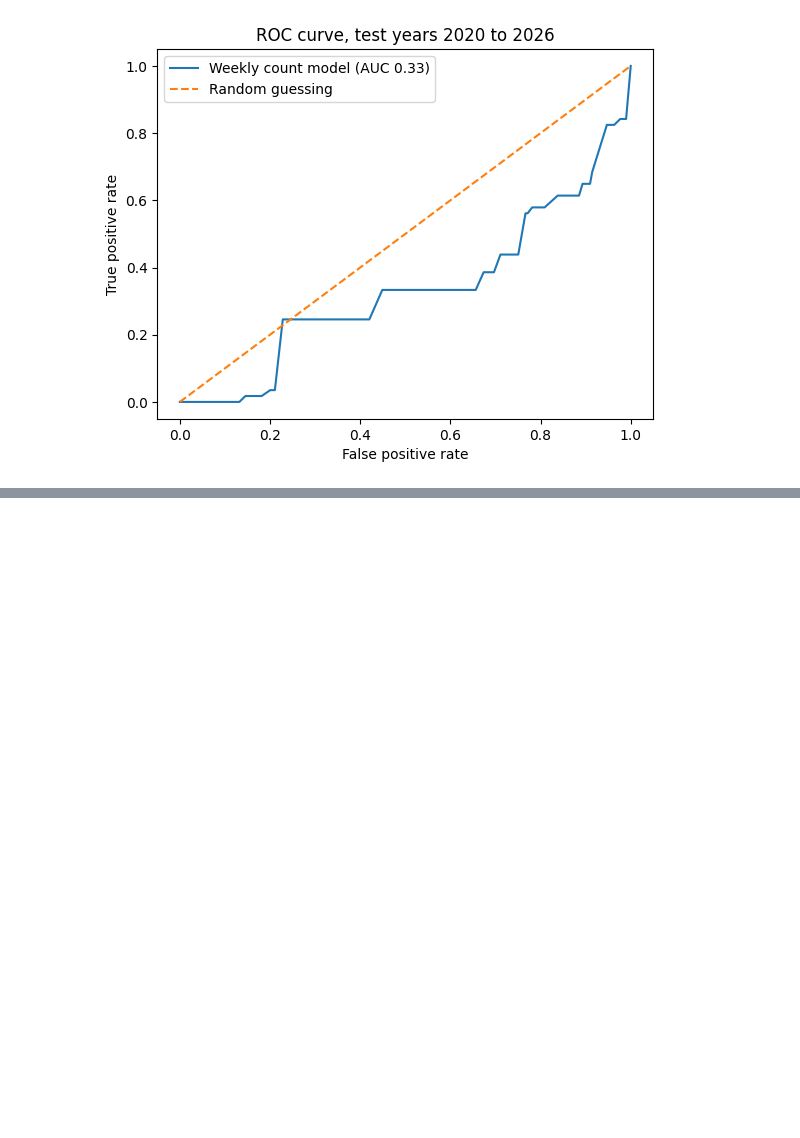
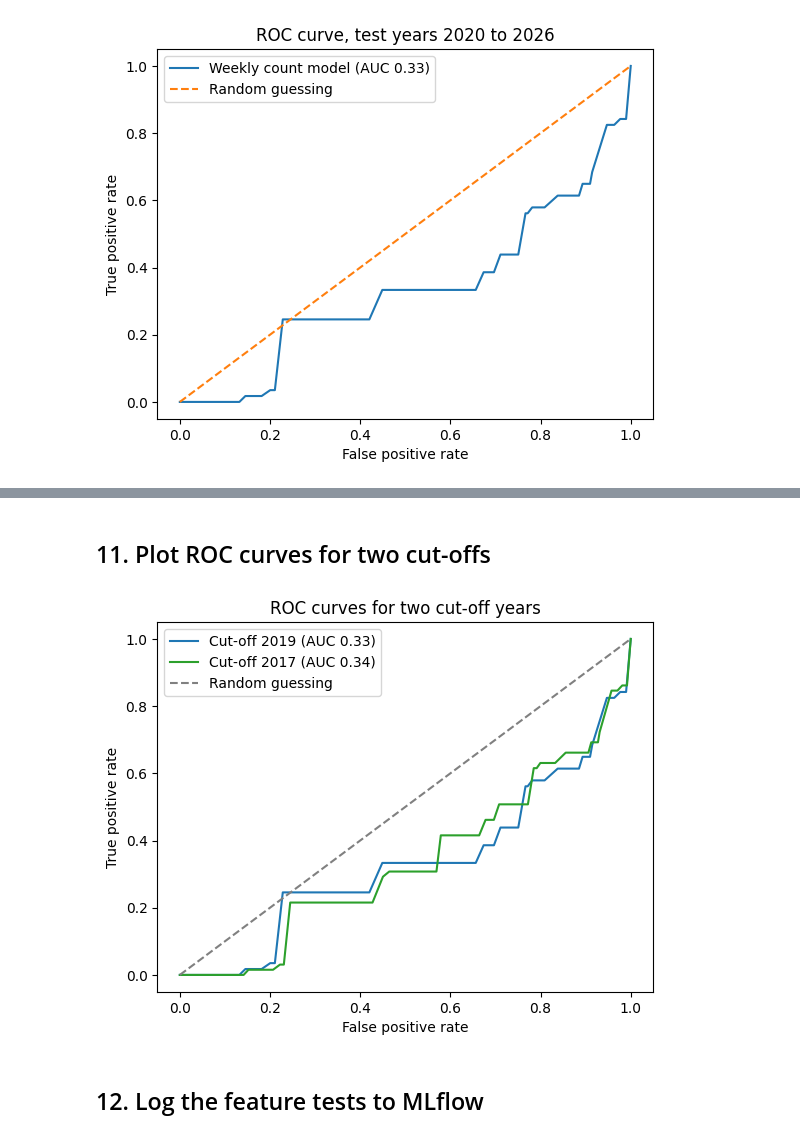
Before and after one commit to rohinerd/flood_warnings_classifier, a Jupyter notebook: flood_warnings_classifier.ipynb, the cells around one changed output, grey strips where cells are left out. Drawn from its saved outputs; the diff is of its cells as text; code cells hidden in the pictures; blank space fills up the shorter version.

```diff
--- a/flood_warnings_classifier.ipynb
+++ b/flood_warnings_classifier.ipynb
@@ -225,8 +225,8 @@ weekly_counts = weekly_counts.reindex(pd.date_range(weekly_counts.index.min(), w
 prev_week_count = weekly_counts.shift(1).fillna(0)
 df_sorted["PREV_WEEK_COUNT"] = df_sorted["WEEK"].map(prev_week_count).fillna(0)
 
-train_w = df_sorted[df_sorted["YEAR"] <= CUTOFF]
-test_w = df_sorted[df_sorted["YEAR"] > CUTOFF]
+train_w = df_sorted[df_sorted["DATE"].dt.year <= CUTOFF]
+test_w = df_sorted[df_sorted["DATE"].dt.year > CUTOFF]
 
 model_w = LogisticRegression(class_weight="balanced", max_iter=1000)
 model_w.fit(train_w[["PREV_WEEK_COUNT"]], train_w["SEVERE"])
@@ -261,0 +304,36 @@ plt.show()
+# %% [markdown]
+## 11. Plot ROC curves for two cut-offs
+# %%
+from sklearn.metrics import roc_curve
+
+def roc_for_cutoff(cutoff):
+    d = df.sort_values("DATE").copy()
+    d["WEEK"] = d["DATE"].dt.to_period("W").dt.start_time
+    weekly = d.groupby("WEEK").size()
+    weekly = weekly.reindex(pd.date_range(weekly.index.min(), weekly.index.max(), freq="W-MON"), fill_value=0)
+    d["PREV_WEEK_COUNT"] = d["WEEK"].map(weekly.shift(1).fillna(0)).fillna(0)
+
+    tr = d[d["DATE"].dt.year <= cutoff]
+    te = d[d["DATE"].dt.year > cutoff]
+    m = LogisticRegression(class_weight="balanced", max_iter=1000)
+    m.fit(tr[["PREV_WEEK_COUNT"]], tr["SEVERE"])
+    p = m.predict_proba(te[["PREV_WEEK_COUNT"]])[:, 1]
+    fpr, tpr, _ = roc_curve(te["SEVERE"], p)
+    return fpr, tpr, roc_auc_score(te["SEVERE"], p)
+
+fig, ax = plt.subplots()
+for cutoff, colour in [(2019, "tab:blue"), (2017, "tab:green")]:
+    fpr, tpr, auc = roc_for_cutoff(cutoff)
+    ax.plot(fpr, tpr, color=colour, label=f"Cut-off {cutoff} (AUC {auc:.2f})")
+
+ax.plot([0, 1], [0, 1], linestyle="--", color="grey", label="Random guessing")
+ax.set_xlabel("False positive rate")
+ax.set_ylabel("True positive rate")
+ax.set_title("ROC curves for two cut-off years")
+ax.legend()
+fig.savefig("roc_cutoff_comparison.png", dpi=150, bbox_inches="tight")
+plt.show()
+# %% [output]
+[figure, added]
+# %% [markdown]
+## 12. Log the feature tests to MLflow
```
Also changed, not shown: parts of 20 cells of this notebook.
